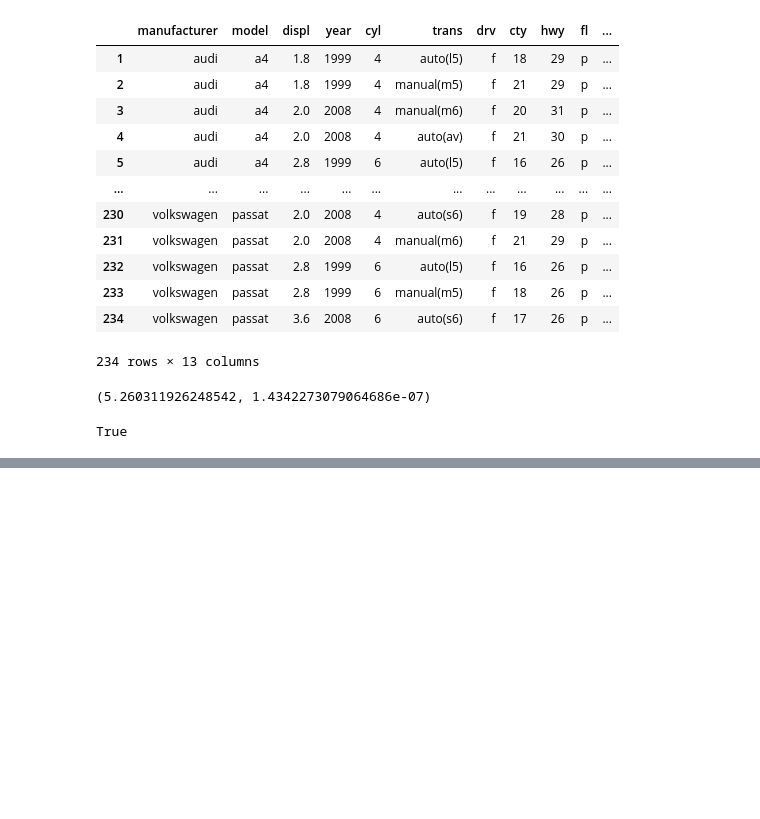
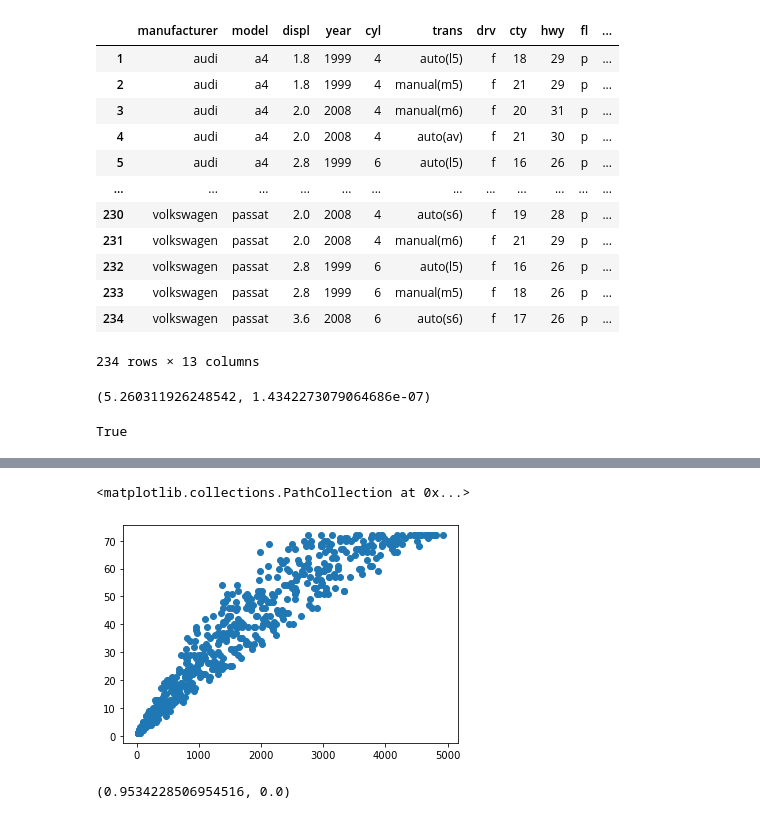
Before and after one commit to chriseverts/statistics-exercises, a Jupyter notebook: hypothesis_testing.ipynb, the cells around one changed output, grey strips where cells are left out. Cells and saved outputs as stored; diff of their text form; code cells hidden in the pictures; blank space fills up the shorter version.

```diff
--- a/hypothesis_testing.ipynb
+++ b/hypothesis_testing.ipynb
@@ -284,0 +427,16 @@ True
+# %%
+x = telco_churn_df_nn.TotalCharges.where(telco_churn_df_nn.PhoneService == "No")
+y = telco_churn_df_nn.tenure.where(telco_churn_df_nn.PhoneService== "No")
+# %%
+x = x.dropna()
+y = y.dropna()
+# %%
+plt.scatter(x,y)
+# %% [output]
+<matplotlib.collections.PathCollection at 0x...>
+[figure, added]
+# %%
+corr, p = stats.pearsonr(x, y)
+corr, p
+# %% [output]
+(0.9534228506954516, 0.0)
```
Also changed, not shown: parts of 60 cells of this notebook.
